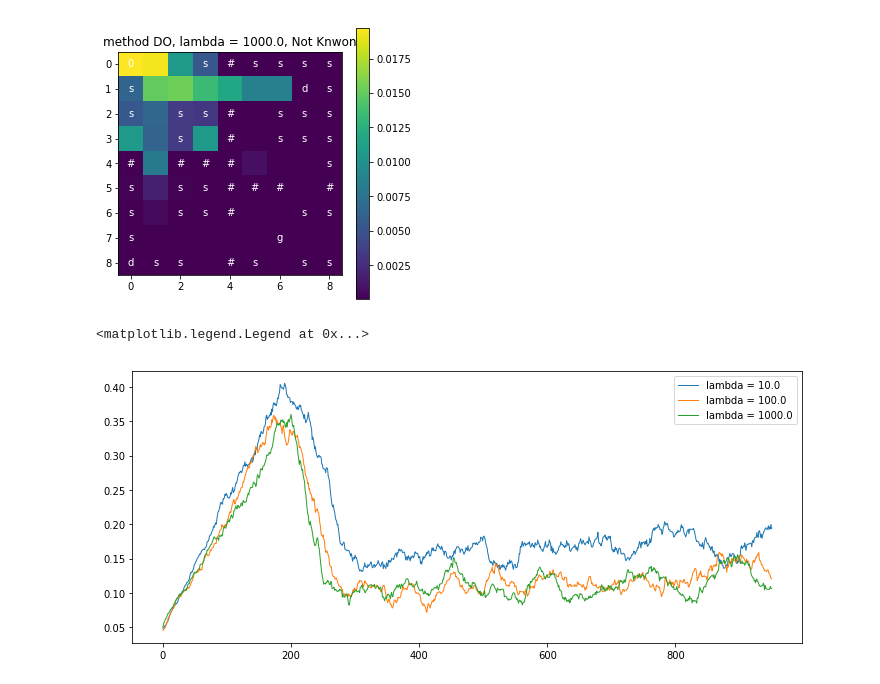
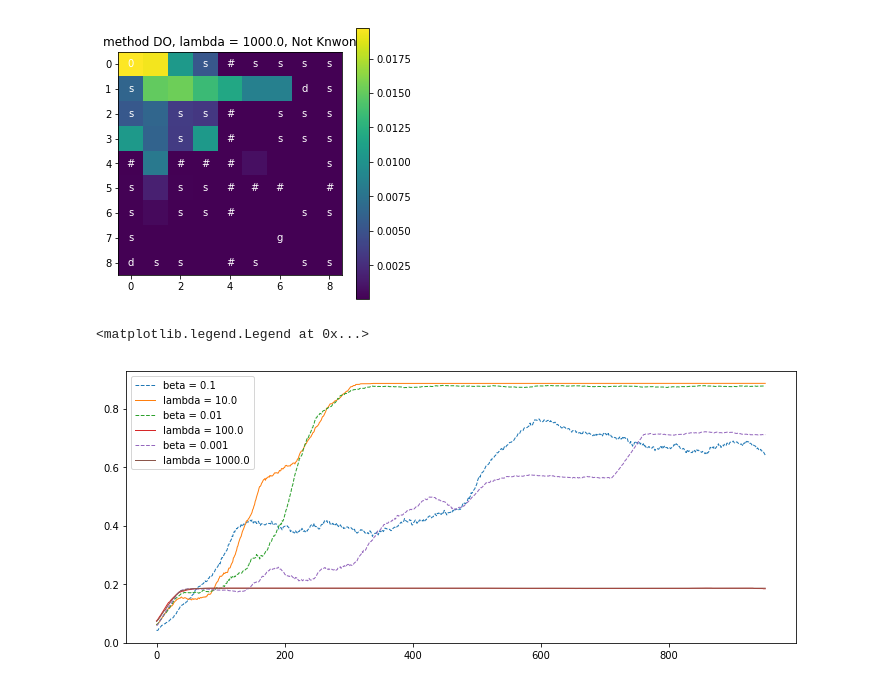
Before and after one commit to Rkeramati/crl, a Jupyter notebook: gridworld/An.ipynb, the cells around one changed output. Drawn from its saved outputs; the diff is of its cells as text; code cells hidden in the pictures.

```diff
--- a/gridworld/An.ipynb
+++ b/gridworld/An.ipynb
@@ -186,15 +190,15 @@ for lamb in [10.0, 100.0, 1000.0]:
 # %%
 lambd = [10.0, 100.0, 1000.0]
 plt.figure(figsize=(12,5))
 for i in range(3):
     res = np.mean(np.mean(np.load(res_mbie[i])[:,:,:,1], axis = 1), axis = 0)
     resDO = np.mean(np.mean(np.load(res_do[i])[:,:,:,1], axis = 1), axis = 0)
     resDONO = np.mean(np.mean(np.load(res_do_no[i])[:,:,:,1], axis = 1), axis = 0)
-    #plt.plot(mv(res, 50), '--', linewidth=1, label='beta = {}'.format(1/lambd[i]))
-    plt.plot(mv(resDO, 50), linewidth=1, label='lambda = {}'.format(lambd[i]))
-    #plt.plot(mv(resDONO, 50), '--', linewidth=1, label='lambda = {}'.format(lambd[i]))
+    plt.plot(mv(res, 50), '--', linewidth=1, label='beta = {}'.format(1/lambd[i]))
+    #plt.plot(mv(resDO, 50), linewidth=1, label='lambda = {}'.format(lambd[i]))
+    plt.plot(mv(resDONO, 50), linewidth=1, label='lambda = {}'.format(lambd[i]))
 plt.legend()
 #plt.xlim([0, 300])
 # %% [output]
 <matplotlib.legend.Legend at 0x...>
-[figure, old version]
+[figure, new version]
```
Also changed, not shown: parts of 12 cells of this notebook, 8 other files.
